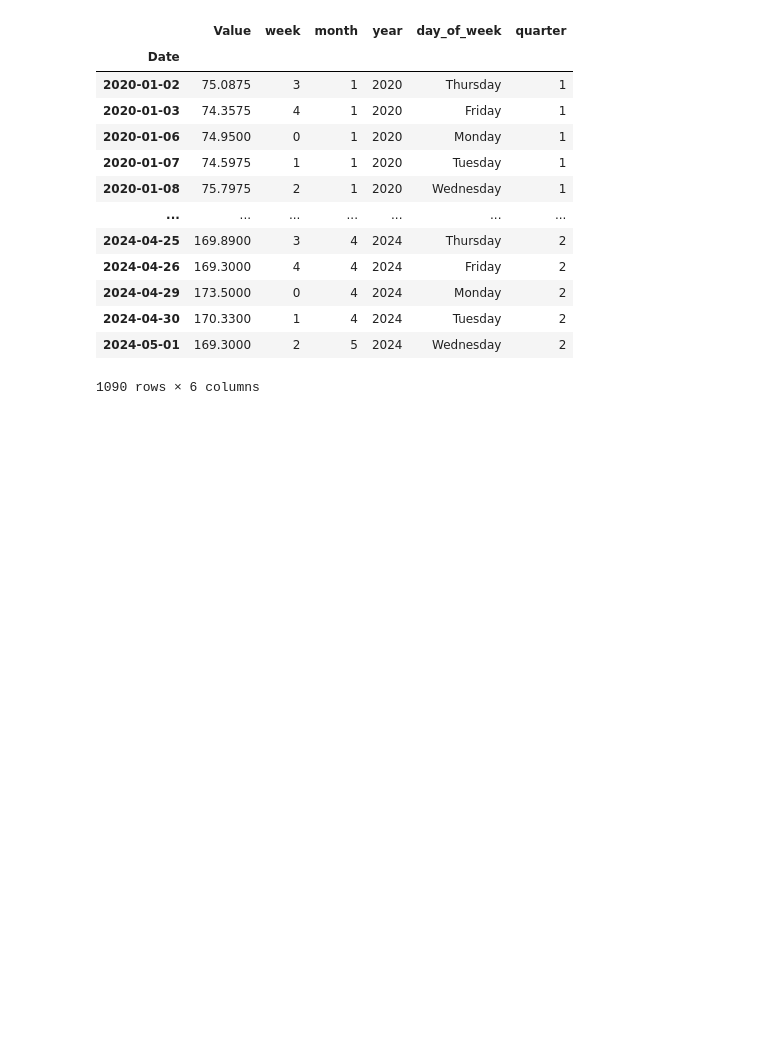
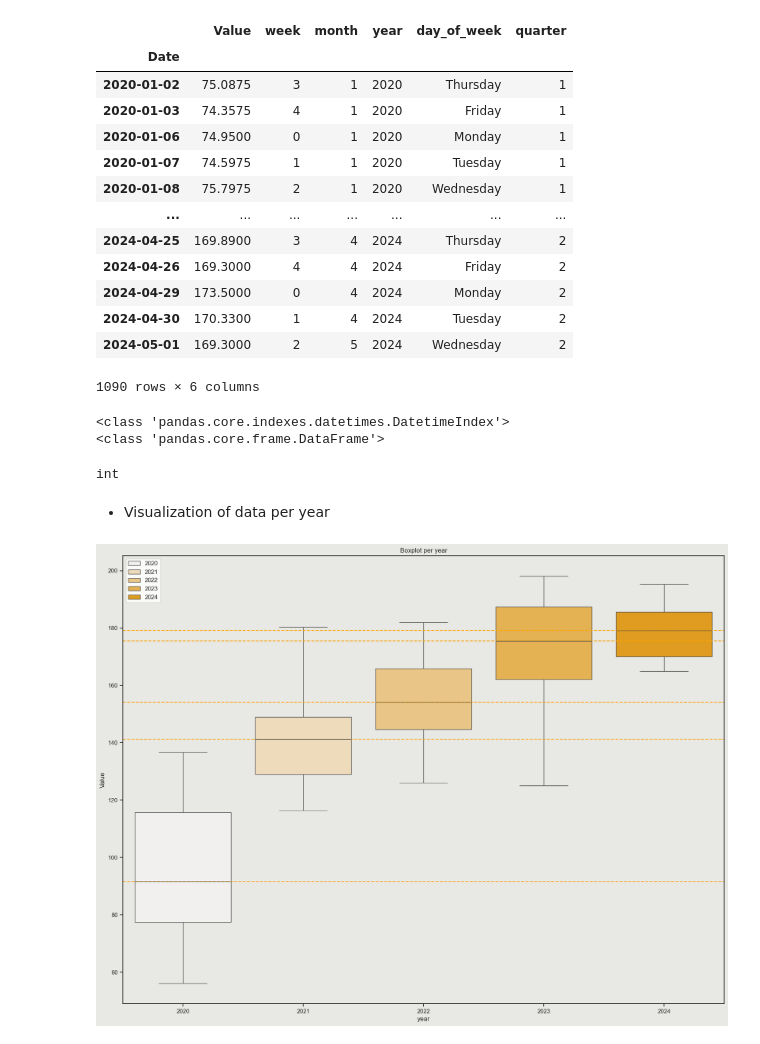
Before and after one commit to carlosgutierrezch/LSTM_Forecast, a Jupyter notebook: notebooks/EDA.ipynb, the cells around one changed output. Drawn from its saved outputs; the diff is of its cells as text; code cells hidden in the pictures; blank space fills up the shorter version.

```diff
--- a/notebooks/EDA.ipynb
+++ b/notebooks/EDA.ipynb
@@ -193,3 +194,10 @@ time_features(window_1)
 1090 rows × 6 columns
 # %%
 data= window_1.copy()
+# %%
+print(type(data.index))
+print(type(data))
+data.index = pd.to_datetime(data.index)
+# %% [output]
+<class 'pandas.core.indexes.datetimes.DatetimeIndex'>
+<class 'pandas.core.frame.DataFrame'>
@@ -195,0 +206,20 @@ data= window_1.copy()
+# %%
+type(mean_value_2023)
+# %% [output]
+int
+# %% [markdown]
+- Visualization of data per year
+# %%
+ig, ax = plt.subplots(figsize=(20, 15))
+sns.boxplot(data=data, x="year", y="Value", ax=ax, palette="light:orange", hue='year', whis=(0, 100))
+ax.set_title('Boxplot per year')
+medians = data.groupby('year')['Value'].median()
+for year, median_value in medians.items():
+    plt.axhline(y=median_value, color='orange', linestyle='--')
+
+plt.gca().set_facecolor("#E8E8E4")
+plt.gcf().set_facecolor("#E8E8E4")
+plt.legend(loc='best')
+plt.show()
+# %% [output]
+[figure, added]
```
Also changed, not shown: parts of 6 cells of this notebook.
